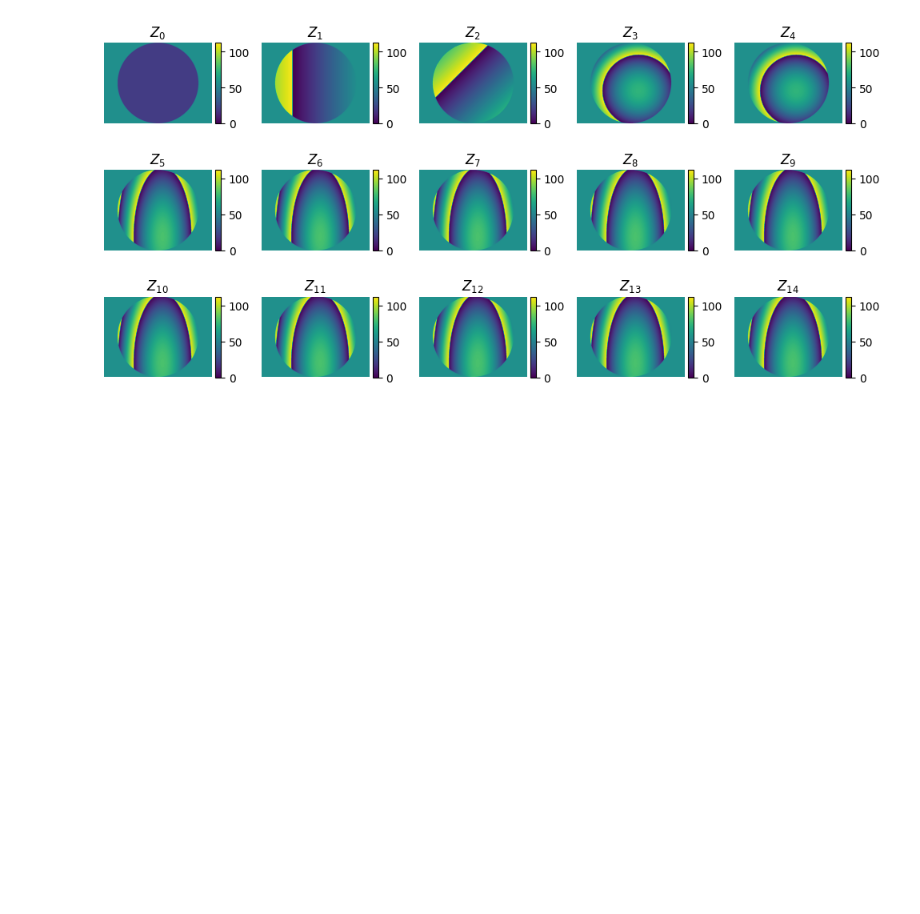
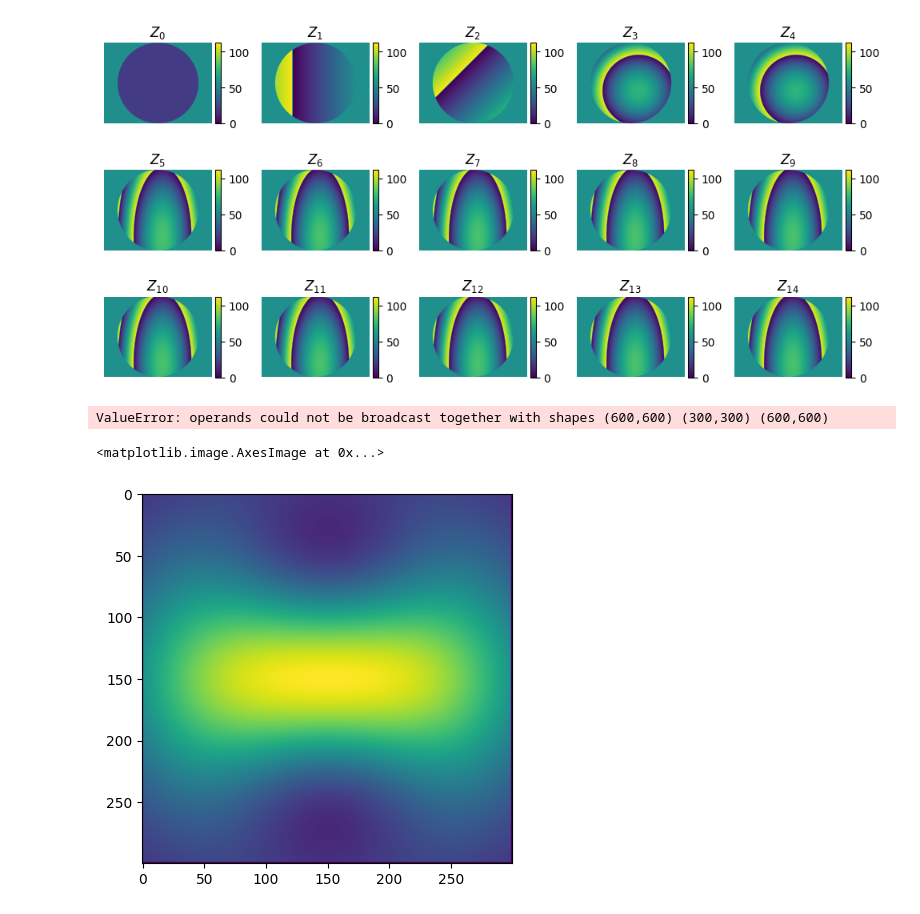
Before and after one commit to alextavern/slmoptim, a Jupyter notebook: notebooks/optimize_aberrations.ipynb, the cells around one changed output. Cells and saved outputs as stored; diff of their text form; code cells hidden in the pictures; blank space fills up the shorter version.

```diff
--- a/notebooks/optimize_aberrations.ipynb
+++ b/notebooks/optimize_aberrations.ipynb
@@ -255,3 +257,59 @@ plt.savefig("optimize_aberrations3.png", dpi=400, transparent=True)
 [figure]
 [figure]
 [figure]
+# %%
+def get_disk_mask(radius, center = None):
+    '''
+    Generate a binary mask with value 1 inside a disk, 0 elsewhere
+    :param shape: list of integer, shape of the returned array
+    :radius: integer, radius of the disk
+    :center: list of integers, position of the centerfrom aotools.functions import phaseFromZernikes
+
+    :return: numpy array, the resulting binary mask
+    '''
+    shape = [2 * radius] * 2
+    if not center:
+        center = (shape[0] // 2, shape[1] // 2)
+    X, Y = np.meshgrid(np.arange(shape[0]), np.arange(shape[1]))
+    mask = (Y - center[0]) ** 2 + (X - center[1]) ** 2 < radius ** 2
+
+    return mask.astype('bool')
+
+def phaseFromGauss(gCoeffs):
+
+    mask = np.zeros((600, 600))
+    for idx in range(len(gCoeffs)):
+        amp, phase = gauss[idx]
+        mask += amp * gCoeffs[idx]
+
+    return mask
+
+def complex_mask_from_gauss_coeff(vec):
+    '''
+    Generate a complex phase mask from a vector containting the coefficient of the first Zernike polynoms.
+    :param DMD_resolution: list of integers, contains the resolution of the DMD, e.g. [1920,1200]
+    :param: integer, radius of the illumination disk on the DMD
+    :center: list of integers, contains the position of the center of the illumination disk
+    :center: list of float, the coefficient of the first Zernike polynoms
+    '''
+
+    radius = 200
+    shape = (600, 800)
+    center = [600 // 2, 800 // 2]
+# Generate a complex phase mask from the coefficients
+    zern_mask = np.exp(1j * phaseFromGauss(vec))
+
+    # We want the amplitude to be 0 outside the disk, we fist generate a binary disk mask
+    amp_mask = get_disk_mask(300)
+
+    # put the Zernik mask at the right position and multiply by the disk mask
+    mask = np.zeros(shape = shape, dtype='complex')
+    mask[center[0] - radius:center[0] + radius,
+         center[1] - radius:center[1] + radius] = zern_mask * amp_mask
+
+    return mask
+
+amp_mask = complex_mask_from_gauss_coeff([1, 2])
+plt.imshow(abs(amp_mask))
+# %% [output]
+ValueError: operands could not be broadcast together with shapes (600,600) (300,300) (600,600)
@@ -257,0 +319,11 @@ plt.savefig("optimize_aberrations3.png", dpi=400, transparent=True)
+# %%
+gCoeffs = [1, 1, 2, 3, 4]
+
+
+
+
+plt.figure()
+plt.imshow(mask)
+# %% [output]
+<matplotlib.image.AxesImage at 0x...>
+[figure, added]
```
Also changed, not shown: parts of 4 cells of this notebook, 1 other file.
